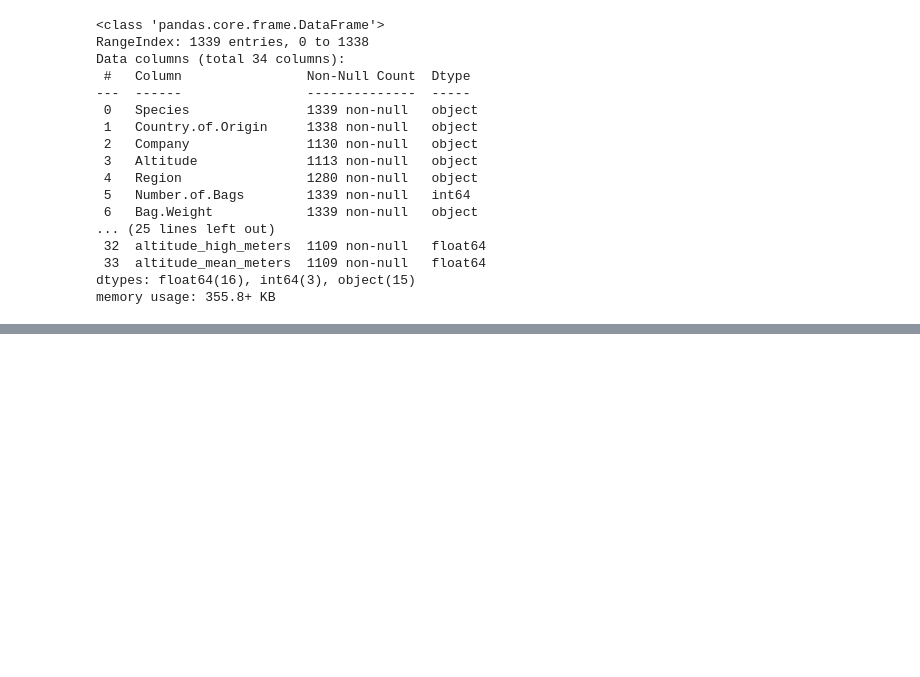
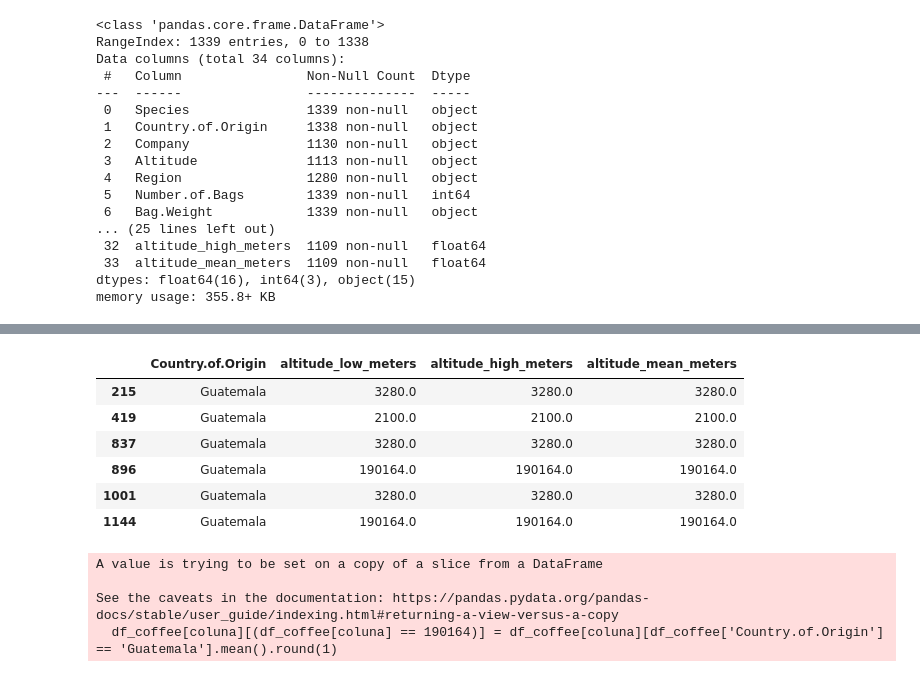
Before and after one commit to fernandadefalco/projeto-moduloIV, a Jupyter notebook: projeto_4.ipynb, the cells around one changed output, grey strips where cells are left out. Saved outputs shown, nothing was run; the diff lists cells and outputs as text; code cells hidden in the pictures; blank space fills up the shorter version.

```diff
--- a/projeto_4.ipynb
+++ b/projeto_4.ipynb
@@ -63,0 +140,20 @@ df_coffee.describe().round(3)
+# %%
+df_coffee.loc[(df_coffee["Country.of.Origin"] == "Guatemala") & (df_coffee["altitude_high_meters"] >= 2000)].iloc[:,[1,31,32,33]]
+# %% [output]
+|  | Country.of.Origin | altitude_low_meters | altitude_high_meters | altitude_mean_meters |
+| 215 | Guatemala | 3280.0 | 3280.0 | 3280.0 |
+| 419 | Guatemala | 2100.0 | 2100.0 | 2100.0 |
+| 837 | Guatemala | 3280.0 | 3280.0 | 3280.0 |
+| 896 | Guatemala | 190164.0 | 190164.0 | 190164.0 |
+| 1001 | Guatemala | 3280.0 | 3280.0 | 3280.0 |
+| 1144 | Guatemala | 190164.0 | 190164.0 | 190164.0 |
+# %%
+cols = ["altitude_low_meters","altitude_high_meters","altitude_mean_meters"]
+
+for coluna in cols:
+    df_coffee[coluna][(df_coffee[coluna] == 190164)] = df_coffee[coluna][df_coffee['Country.of.Origin'] == 'Guatemala'].mean().round(1)
+# %% [output]
+A value is trying to be set on a copy of a slice from a DataFrame
+
+See the caveats in the documentation: https://pandas.pydata.org/pandas-docs/stable/user_guide/indexing.html#returning-a-view-versus-a-copy
+  df_coffee[coluna][(df_coffee[coluna] == 190164)] = df_coffee[coluna][df_coffee['Country.of.Origin'] == 'Guatemala'].mean().round(1)
```
Also changed, not shown: parts of 19 cells of this notebook.
